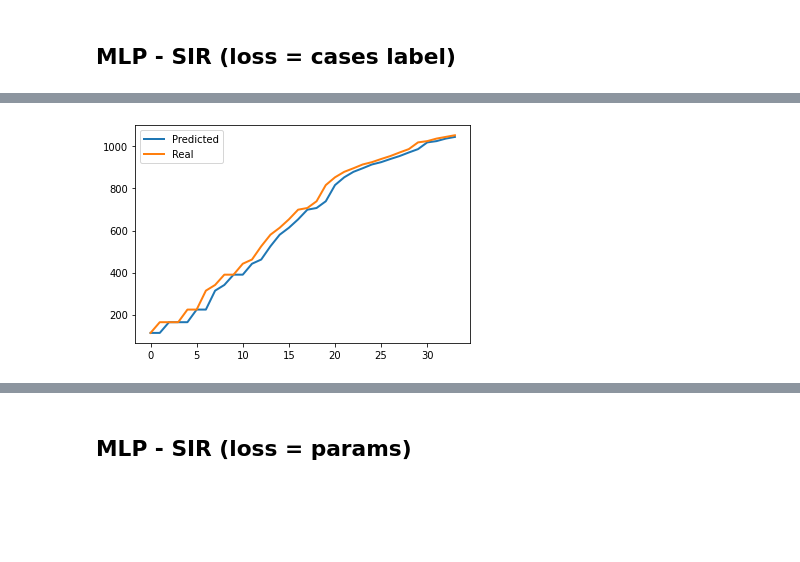
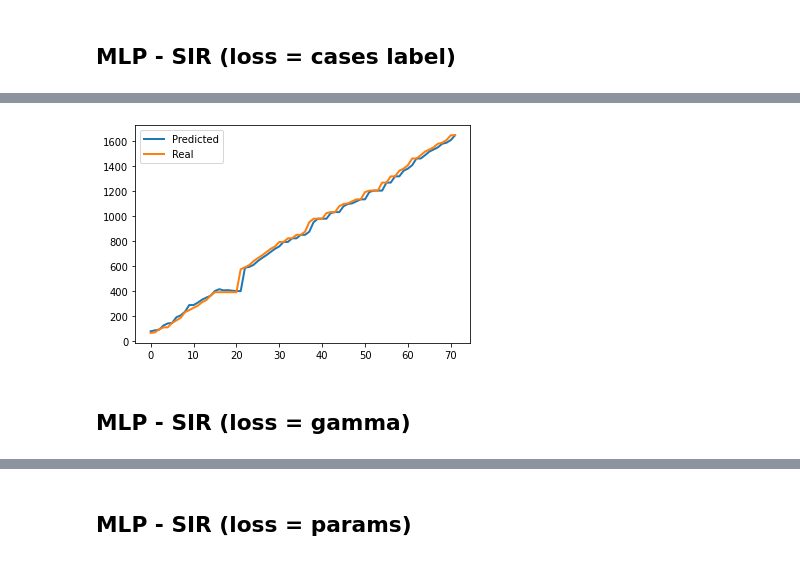
Before and after one commit to yiguanz/epidemic, a Jupyter notebook: covid19-severity-prediction/R0.ipynb, the cells around one changed output, grey strips where cells are left out. Drawn from its saved outputs; the diff is of its cells as text; code cells hidden in the pictures; blank space fills up the shorter version.

```diff
--- a/covid19-severity-prediction/R0.ipynb
+++ b/covid19-severity-prediction/R0.ipynb
@@ -176,51 +185,53 @@ for start in range(valid_test_split - in_len - out_len + 1, num_days - in_len -
     test_labels_gamma_1d.append(nan_to_num(th.tensor(gamma_lst[:,end_begin:end], dtype=th.float32),0))
     test_labels_beta_1d.append(nan_to_num(th.tensor(beta_lst[:,end_begin:end], dtype=th.float32),0))
 # %%
+train_l = len(train_past_cases_1d)
+valid_l = len(valid_past_cases_1d)
+
 train_labels_Sacramento = []
-for i in range(34):
+for i in range(train_l):
     train_labels_Sacramento.append(train_labels_cases_1d[i][202].cpu().numpy())
 
 train_labels_NYC = []
-for i in range(34):
+for i in range(train_l):
     train_labels_NYC.append(train_labels_cases_1d[i][4].cpu().numpy())
 
 train_gamma_Sacramento = []
-for i in range(34):
+for i in range(train_l):
     train_gamma_Sacramento.append(train_labels_gamma_1d[i][202].cpu().numpy())
 
 train_gamma_NYC = []
-for i in range(34):
+for i in range(train_l):
     train_gamma_NYC.append(train_labels_gamma_1d[i][4].cpu().numpy())
 
 train_beta_Sacramento = []
-for i in range(34):
+for i in range(train_l):
     train_beta_Sacramento.append(train_labels_beta_1d[i][202].cpu().numpy())
 
 train_beta_NYC = []
-for i in range(34):
+for i in range(train_l):
     train_beta_NYC.append(train_labels_beta_1d[i][4].cpu().numpy())
 
-
 valid_labels_Sacramento = []
-for i in range(14):
+for i in range(valid_l):
     valid_labels_Sacramento.append(valid_labels_cases_1d[i][202].cpu().numpy())
 
 valid_labels_NYC = []
-for i in range(14):
+for i in range(valid_l):
     valid_labels_NYC.append(valid_labels_cases_1d[i][4].cpu().numpy())
 
 valid_gamma_Sacramento = []
-for i in range(14):
+for i in range(valid_l):
     valid_gamma_Sacramento.append(valid_labels_gamma_1d[i][202].cpu().numpy())
 
 valid_gamma_NYC = []
-for i in range(14):
+for i in range(valid_l):
     valid_gamma_NYC.append(valid_labels_gamma_1d[i][4].cpu().numpy())
 
 valid_beta_Sacramento = []
-for i in range(14):
+for i in range(valid_l):
     valid_beta_Sacramento.append(valid_labels_beta_1d[i][202].cpu().numpy())
 
 valid_beta_NYC = []
-for i in range(14):
+for i in range(valid_l):
     valid_beta_NYC.append(valid_labels_beta_1d[i][4].cpu().numpy())
@@ -326,6 +403,6 @@ class GAT_SIR(nn.Module):
 # %%
 hidden_size = 100
-learning_rate = 0.0000005
+learning_rate = 0.00000005
 num_epochs = 1000
 batch_size = 1000
 output_size = 2
@@ -401,7 +478,7 @@ for epoch in range(num_epochs):
         test_errs = []
         test_mses = []
         test_maes = []
-        for idx in range(14):
+        for idx in range(len(valid_past_cases_1d)):
             valid_feats = th.cat([valid_past_cases_1d[idx], attrs], dim=1)
             eval_vals = mlp_sir(valid_feats)
             eval_I = valid_past_cases_1d[idx][:,-1].view(3142,1)
@@ -463,7 +540,7 @@ with th.no_grad():
         mlp1dc_trainp_beta_NYC.append(vals[4][1])
         mlp1dc_trainp_beta_Sacramento.append(vals[202][1])
         R_NYC_div = th.div(vals[4][1],vals[4][0])
-        R_Sacramento_div = th.div(vals[202][1],vals[202][0])
+        R_Sacramento_div = th.div(vals[202][1].item(),vals[202][0])
         mlp1dc_trainp_R0_NYC.append(R_NYC_div)
         mlp1dc_trainp_R0_Sacramento.append(R_Sacramento_div)
         I = train_past_cases_1d[idx][:,-1].view(3142,1)
@@ -480,7 +557,7 @@ with th.no_grad():
     mlp1dc_validp_beta_Sacramento = []
     mlp1dc_validp_case_vals = []
     mlp1dc_validp_death_vals = []
-    for idx in range(14):
+    for idx in range(len(valid_past_cases_1d)):
         labels = valid_labels_cases_1d[idx]
         batch = th.cat([valid_past_cases_1d[idx], attrs], dim=1)
         vals = mlp_sir(batch)
@@ -492,8 +569,8 @@ with th.no_grad():
         R_Sacramento_div = th.div(vals[202][1],vals[202][0])
         mlp1dc_validp_R0_NYC.append(R_NYC_div)
         mlp1dc_validp_R0_Sacramento.append(R_Sacramento_div)
-        I = train_past_cases_1d[idx][:,-1].view(3142,1)
-        D = train_past_deaths_1d[idx][:,-1].view(3142,1)
+        I = valid_past_cases_1d[idx][:,-1].view(3142,1)
+        D = valid_past_cases_1d[idx][:,-1].view(3142,1)
         I_new, D_new = sir_1d_output(vals, I, D)
         mlp1dc_validp_case_vals.append(I_new)
         mlp1dc_validp_death_vals.append(D_new)
@@ -534,14 +611,16 @@ plt.show()
 # %%
 pred_vals = []
-for i in range(34):
+for i in range(train_l):
     pred_vals.append(mlp1dc_trainp_case_vals[i][202])
 
-x = range(34)
+x = range(train_l)
 y1 = pred_vals
 y2 = train_labels_Sacramento
 plt.plot(x, y1, ls="-", lw=2, label="Predicted")
 plt.plot(x, y2, ls="-", lw=2, label="Real")
 plt.legend()
 plt.show()
 # %% [output]
-[figure, old version]
+[figure, new version]
+# %% [markdown]
+## MLP - SIR (loss = gamma)
```
Also changed, not shown: parts of 63 cells of this notebook.
